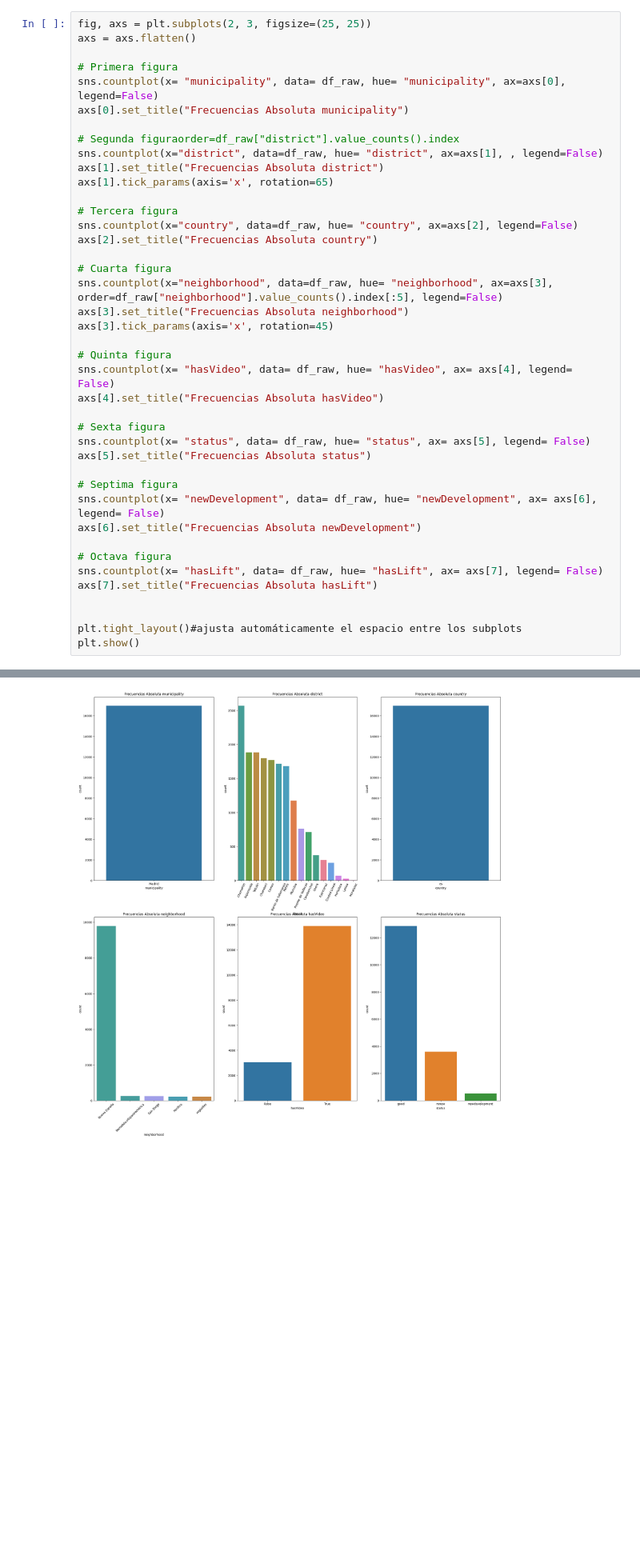
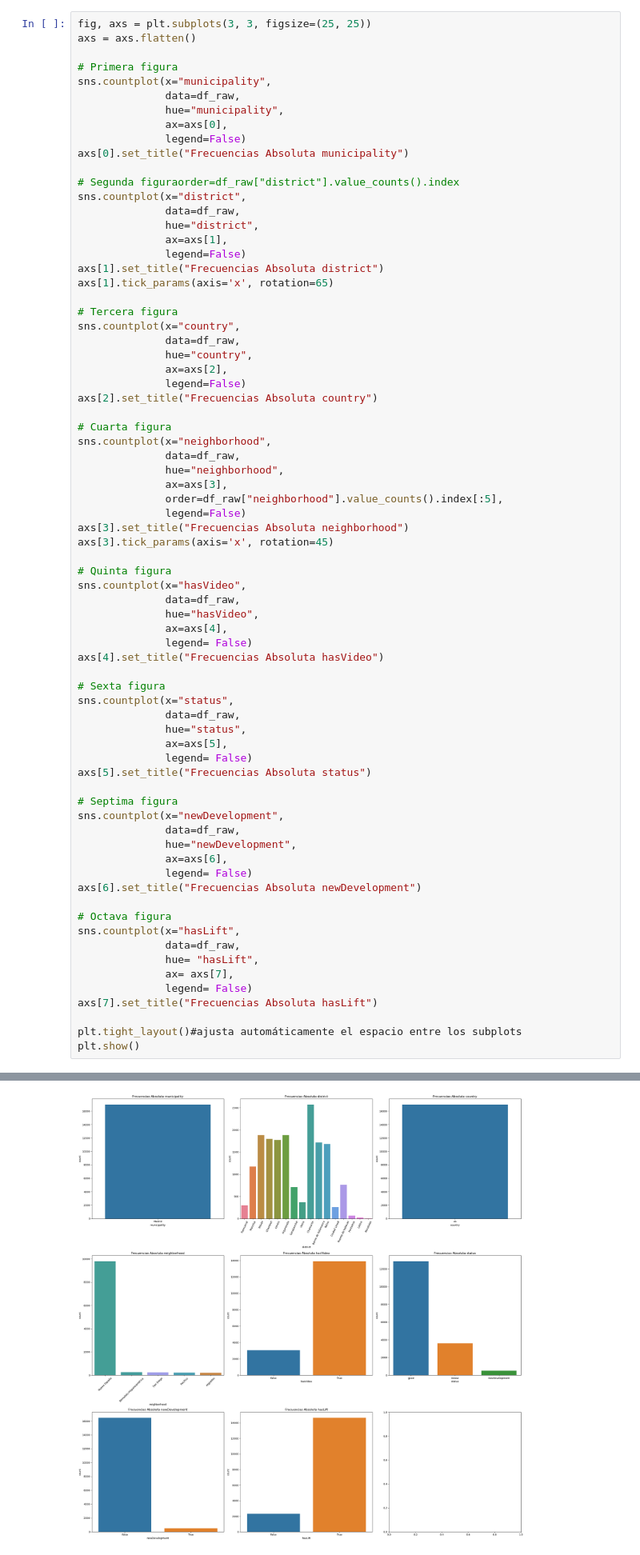
Before and after one commit to asgr29/EDA_Inmuebles_Idealista, a Jupyter notebook: src/notebooks/notebook-eda.ipynb, the cells around one changed output, grey strips where cells are left out. Shown at 80% size. Cells and saved outputs as stored; diff of their text form; blank space fills up the shorter version.

Commit message:
Se agrega memoria e imagenes de análisis

```diff
--- a/src/notebooks/notebook-eda.ipynb
+++ b/src/notebooks/notebook-eda.ipynb
@@ -5268,41 +5257,73 @@ plt.show()
 # %%
-fig, axs = plt.subplots(2, 3, figsize=(25, 25))
+fig, axs = plt.subplots(3, 3, figsize=(25, 25))
 axs = axs.flatten()
 
 # Primera figura
-sns.countplot(x= "municipality", data= df_raw, hue= "municipality", ax=axs[0], legend=False)
+sns.countplot(x="municipality",
+			  data=df_raw,
+			  hue="municipality",
+			  ax=axs[0],
+			  legend=False)
 axs[0].set_title("Frecuencias Absoluta municipality")
 
 # Segunda figuraorder=df_raw["district"].value_counts().index
-sns.countplot(x="district", data=df_raw, hue= "district", ax=axs[1], , legend=False)
+sns.countplot(x="district",
+			  data=df_raw,
+			  hue="district",
+			  ax=axs[1],
+			  legend=False)
 axs[1].set_title("Frecuencias Absoluta district")
 axs[1].tick_params(axis='x', rotation=65)
 
 # Tercera figura
-sns.countplot(x="country", data=df_raw, hue= "country", ax=axs[2], legend=False)
+sns.countplot(x="country",
+			  data=df_raw,
+			  hue="country",
+			  ax=axs[2],
+			  legend=False)
 axs[2].set_title("Frecuencias Absoluta country")
 
 # Cuarta figura
-sns.countplot(x="neighborhood", data=df_raw, hue= "neighborhood", ax=axs[3], order=df_raw["neighborhood"].value_counts().index[:5], legend=False)
+sns.countplot(x="neighborhood",
+			  data=df_raw,
+			  hue="neighborhood",
+			  ax=axs[3],
+			  order=df_raw["neighborhood"].value_counts().index[:5],
+			  legend=False)
 axs[3].set_title("Frecuencias Absoluta neighborhood")
 axs[3].tick_params(axis='x', rotation=45)
 
 # Quinta figura
-sns.countplot(x= "hasVideo", data= df_raw, hue= "hasVideo", ax= axs[4], legend= False)
+sns.countplot(x="hasVideo",
+			  data=df_raw,
+			  hue="hasVideo",
+			  ax=axs[4],
+			  legend= False)
 axs[4].set_title("Frecuencias Absoluta hasVideo")
 
 # Sexta figura
-sns.countplot(x= "status", data= df_raw, hue= "status", ax= axs[5], legend= False)
+sns.countplot(x="status",
+			  data=df_raw,
+			  hue="status",
+			  ax=axs[5],
+			  legend= False)
 axs[5].set_title("Frecuencias Absoluta status")
 
 # Septima figura
-sns.countplot(x= "newDevelopment", data= df_raw, hue= "newDevelopment", ax= axs[6], legend= False)
+sns.countplot(x="newDevelopment",
+			  data=df_raw,
+			  hue="newDevelopment",
+			  ax=axs[6],
+			  legend= False)
 axs[6].set_title("Frecuencias Absoluta newDevelopment")
 
 # Octava figura
-sns.countplot(x= "hasLift", data= df_raw, hue= "hasLift", ax= axs[7], legend= False)
+sns.countplot(x="hasLift",
+			  data=df_raw,
+			  hue= "hasLift",
+			  ax= axs[7],
+			  legend= False)
 axs[7].set_title("Frecuencias Absoluta hasLift")
-
 
 plt.tight_layout()#ajusta automáticamente el espacio entre los subplots
 plt.show()
@@ -5311,2 +5331,2 @@ IndexError: index 6 is out of bounds for axis 0 with size 6
-[figure, old version]
+[figure, new version]
 # %% [markdown]
```
Also changed, not shown: parts of 186 cells of this notebook, 8 other files.
